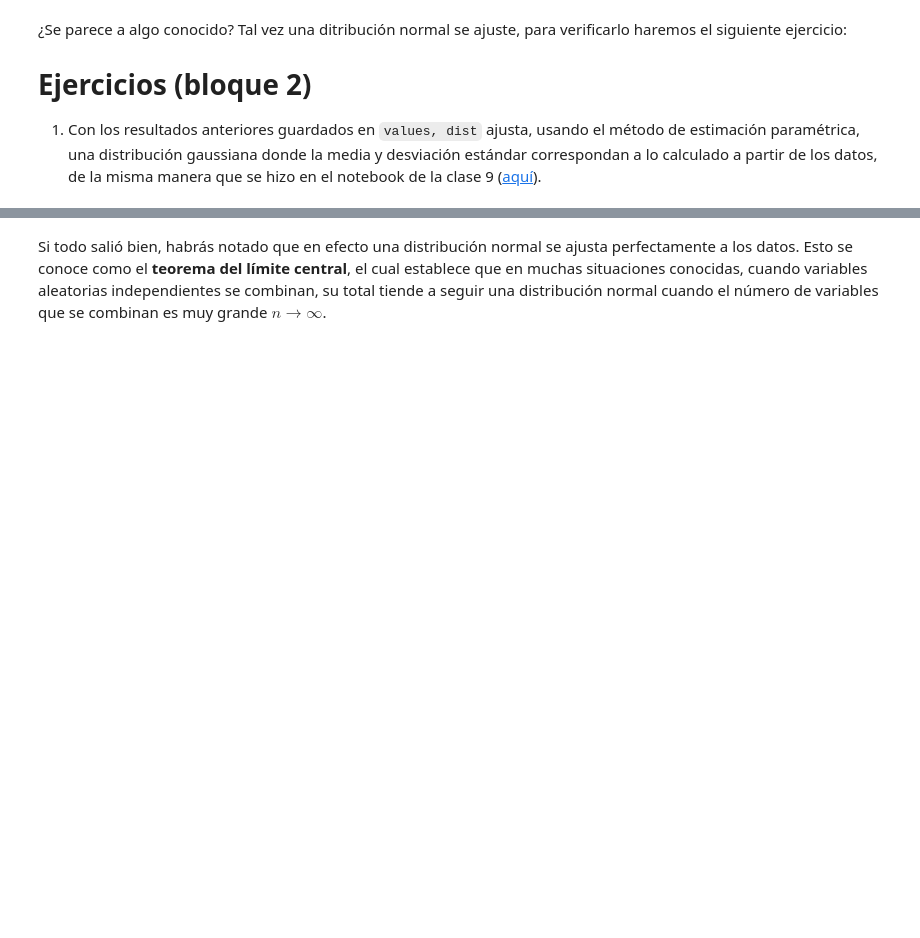
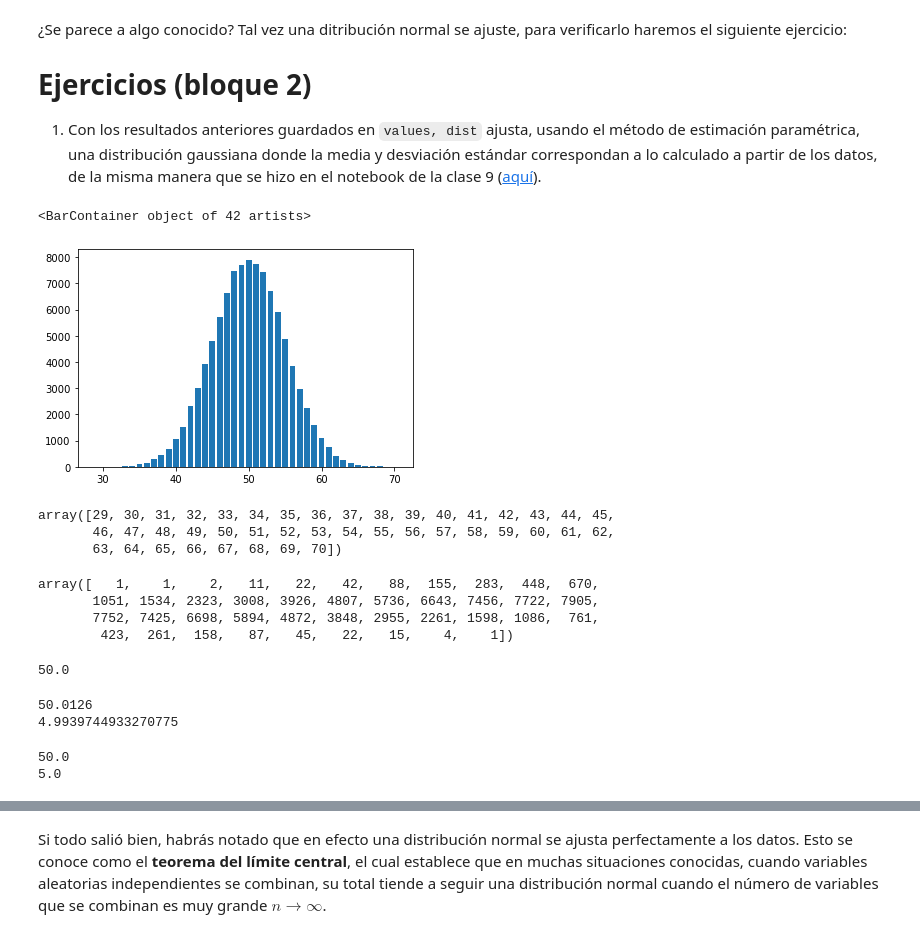
Before and after one commit to LuisReyes98/platzi-curso-matematicas-probabilidad, a Jupyter notebook: retos_finales/[Lecturas_9_10]DistribucionesDeProbabilidadContinuas.ipynb, the cells around one changed output, grey strips where cells are left out. Saved outputs shown, nothing was run; the diff lists cells and outputs as text; code cells hidden in the pictures; blank space fills up the shorter version.

```diff
--- a/retos_finales/[Lecturas_9_10]DistribucionesDeProbabilidadContinuas.ipynb
+++ b/retos_finales/[Lecturas_9_10]DistribucionesDeProbabilidadContinuas.ipynb
@@ -96,3 +145,24 @@ plt.bar(values, dist)
 1. Con los resultados anteriores guardados en `values, dist` ajusta, usando el método de estimación paramétrica, una distribución gaussiana donde la media y desviación estándar correspondan a lo calculado a partir de los datos, de la misma manera que se hizo en el notebook de la clase 9 ([aquí](https://colab.research.google.com/drive/1weFtkmxdn_WnGW582Xugj9t7Mjzxis5b?usp=sharing)).
 # %%
 # escribe tu código aquí:
+plt.bar(values, dist)
+# %% [output]
+<BarContainer object of 42 artists>
+[figure, added]
+# %%
+values
+# %% [output]
+array([29, 30, 31, 32, 33, 34, 35, 36, 37, 38, 39, 40, 41, 42, 43, 44, 45,
+       46, 47, 48, 49, 50, 51, 52, 53, 54, 55, 56, 57, 58, 59, 60, 61, 62,
+       63, 64, 65, 66, 67, 68, 69, 70])
+# %%
+dist
+# %% [output]
+array([   1,    1,    2,   11,   22,   42,   88,  155,  283,  448,  670,
+       1051, 1534, 2323, 3008, 3926, 4807, 5736, 6643, 7456, 7722, 7905,
+       7752, 7425, 6698, 5894, 4872, 3848, 2955, 2261, 1598, 1086,  761,
+        423,  261,  158,   87,   45,   22,   15,    4,    1])
+# %%
+100 * 0.5
+# %% [output]
+50.0
@@ -98,0 +173,21 @@ plt.bar(values, dist)
+# %%
+# valores de la distribiucion teorica
+mu_teorica = arr.mean()
+print(mu_teorica)
+
+sigma_teorica = arr.std()
+print(sigma_teorica)
+# %% [output]
+50.0126
+4.9939744933270775
+# %%
+# media de probabilidad de 100 lanzamientos de moneda
+mu = 100 * 0.5
+
+# desviación estándar de 100 lanzamientos de moneda
+sigma = pow(100*pow(0.5,2), 0.5)
+print(mu)
+print(sigma)
+# %% [output]
+50.0
+5.0
```
Also changed, not shown: parts of 16 cells of this notebook, 1 other file.
